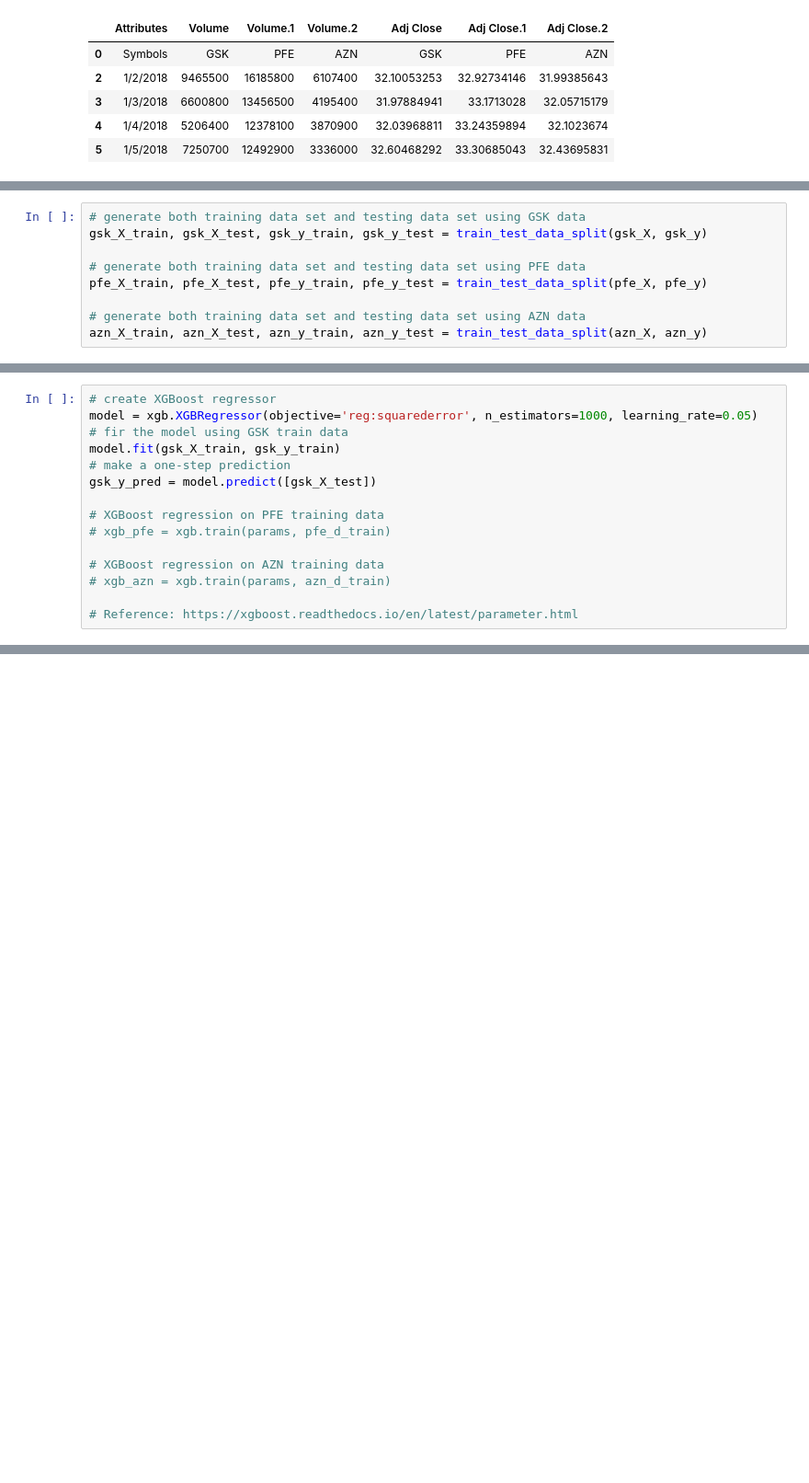
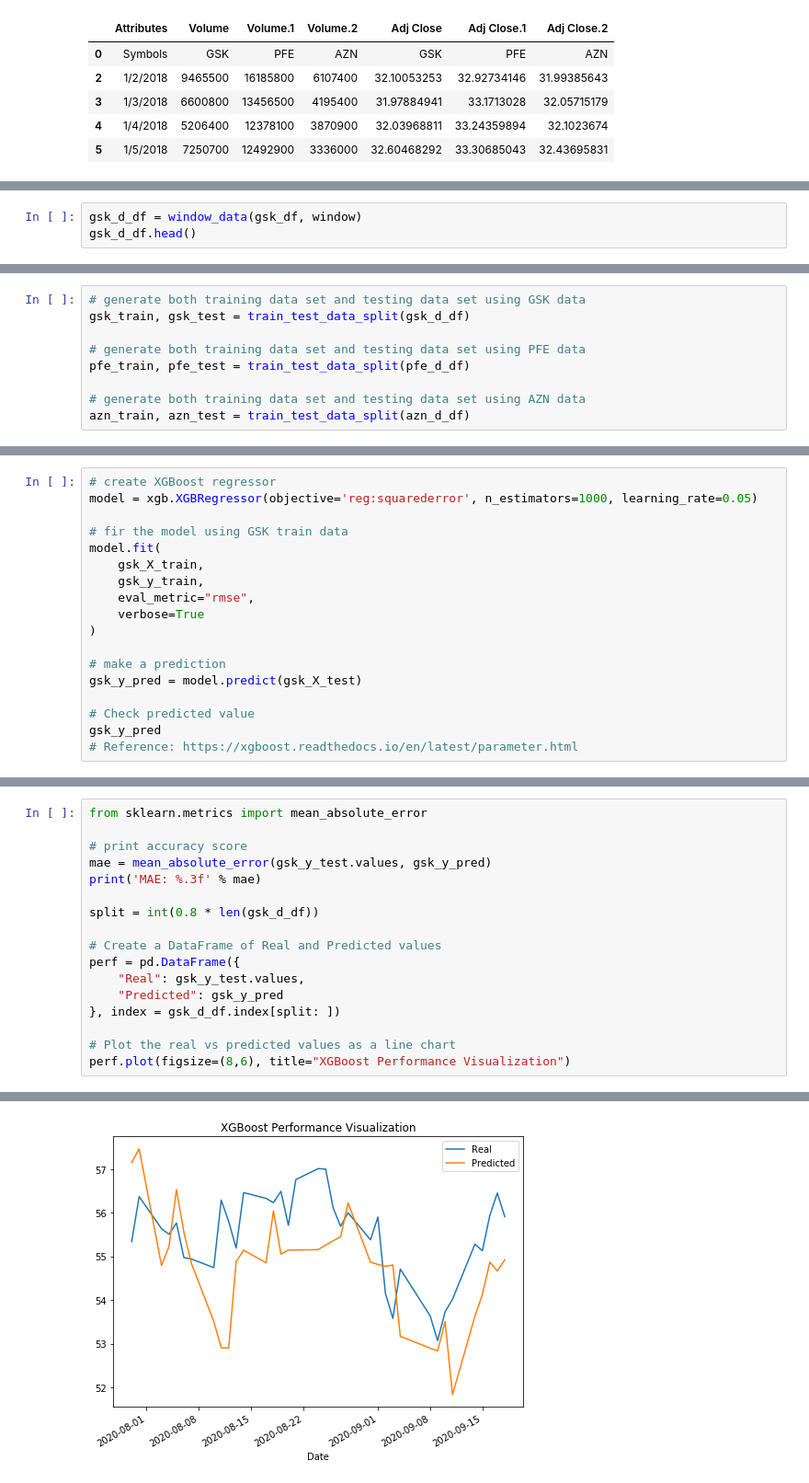
Before and after one commit to ShuranXu/Analysis-of-Trump-Tweets-Impact-To-Pharmaceutical-Stocks, a Jupyter notebook: XGBoost_Closing_Prices_Shuran.ipynb, the cells around one changed output, grey strips where cells are left out. Shown: that part at 92% size. Drawn from its saved outputs; the diff is of its cells as text; blank space fills up the shorter version.

Commit message:
implemented XGBoost prediction of closing prices for GSK, PFE and AZN. Final tuning is still required for performance improvement

```diff
--- a/XGBoost_Closing_Prices_Shuran.ipynb
+++ b/XGBoost_Closing_Prices_Shuran.ipynb
@@ -111,0 +208,3 @@ def generate_data_set(df):
+# %%
+gsk_d_df = window_data(gsk_df, window)
+gsk_d_df.head()
@@ -145,9 +255,9 @@ def train_test_data_split(X, y):
 # %%
 # generate both training data set and testing data set using GSK data
-gsk_X_train, gsk_X_test, gsk_y_train, gsk_y_test = train_test_data_split(gsk_X, gsk_y)
+gsk_train, gsk_test = train_test_data_split(gsk_d_df)
 
 # generate both training data set and testing data set using PFE data
-pfe_X_train, pfe_X_test, pfe_y_train, pfe_y_test = train_test_data_split(pfe_X, pfe_y)
+pfe_train, pfe_test = train_test_data_split(pfe_d_df)
 
 # generate both training data set and testing data set using AZN data
-azn_X_train, azn_X_test, azn_y_train, azn_y_test = train_test_data_split(azn_X, azn_y)
+azn_train, azn_test = train_test_data_split(azn_d_df)
@@ -154,16 +292,19 @@ azn_X_train, azn_X_test, azn_y_train, azn_y_test = train_test_data_split(azn_X,
 # %%
 # create XGBoost regressor
 model = xgb.XGBRegressor(objective='reg:squarederror', n_estimators=1000, learning_rate=0.05)
+
 # fir the model using GSK train data
-model.fit(gsk_X_train, gsk_y_train)
-# make a one-step prediction
-gsk_y_pred = model.predict([gsk_X_test])
+model.fit(
+    gsk_X_train,
+    gsk_y_train,
+    eval_metric="rmse",
+    verbose=True
+)
 
-# XGBoost regression on PFE training data
-# xgb_pfe = xgb.train(params, pfe_d_train)
+# make a prediction
+gsk_y_pred = model.predict(gsk_X_test)
 
-# XGBoost regression on AZN training data
-# xgb_azn = xgb.train(params, azn_d_train)
-
+# Check predicted value
+gsk_y_pred
 # Reference: https://xgboost.readthedocs.io/en/latest/parameter.html
 # %% [output]
@@ -173,0 +330,18 @@ Stack trace:
+# %%
+from sklearn.metrics import mean_absolute_error
+
+# print accuracy score
+mae = mean_absolute_error(gsk_y_test.values, gsk_y_pred)
+print('MAE: %.3f' % mae)
+
+split = int(0.8 * len(gsk_d_df))
+
+# Create a DataFrame of Real and Predicted values
+perf = pd.DataFrame({
+    "Real": gsk_y_test.values,
+    "Predicted": gsk_y_pred
+}, index = gsk_d_df.index[split: ])
+
+# Plot the real vs predicted values as a line chart
+perf.plot(figsize=(8,6), title="XGBoost Performance Visualization")
+# %% [output]
@@ -173,0 +350 @@ Stack trace:
+[figure, added]
```
Also changed, not shown: parts of 28 cells of this notebook.
